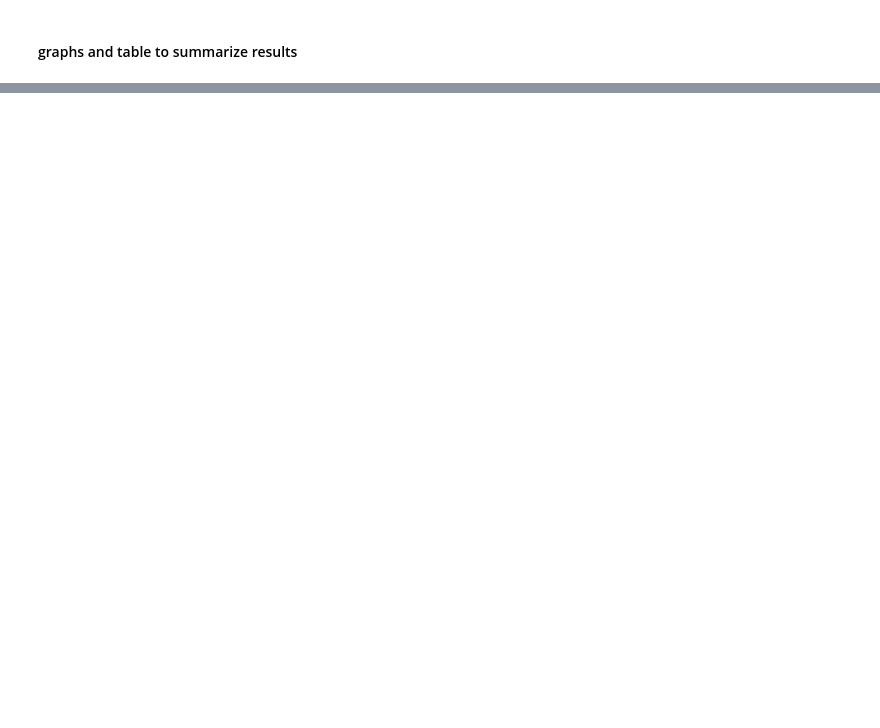
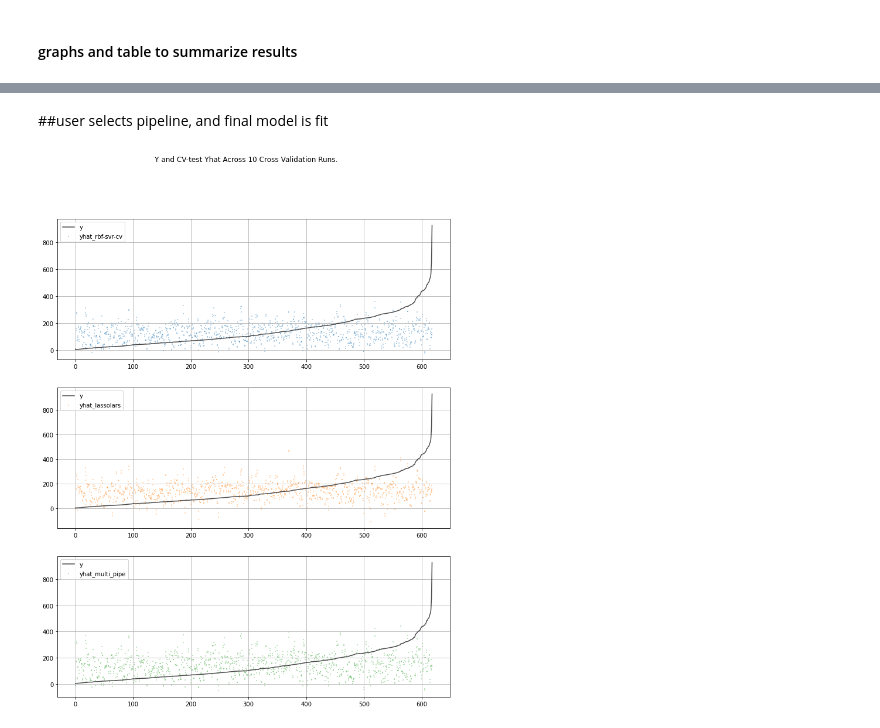
Before and after one commit to DouglasPatton/vbflow, a Jupyter notebook: multipipe.ipynb, the cells around one changed output, grey strips where cells are left out. Saved outputs shown, nothing was run; the diff lists cells and outputs as text; code cells hidden in the pictures; blank space fills up the shorter version.

Commit message:
run_stacked seems to be working

```diff
--- a/multipipe.ipynb
+++ b/multipipe.ipynb
@@ -20,9 +23,10 @@ filterwarnings('ignore')
 # %%
 gridpoints=5
 kwargs=dict(
-    test_share=0.5,#for debugging. keep at zero otherwise
+    run_stacked=True,
+    test_share=0.2,#keep at 0 for small datasets
     cv_folds=5,
-    cv_reps=3,
+    cv_reps=2,
     #cv_groupcount=5,
     cv_strategy=('quantile',5), # for stratified cv
     random_state=2 # random_state for reproducibility
@@ -57,5 +61,4 @@ np.random.seed(0)
 np.random.shuffle(shuf)
 X_df=X_df.iloc[shuf]
 y_df=y_df.iloc[shuf]
-vbhelper.setData(X_df,y_df)#no train/test split!
-X_train, X_test, y_train, y_test=vbhelper.train_test_split() #just for debugging
+vbhelper.setData(X_df,y_df)
@@ -94,10 +96,3 @@ pipe_dict={
 vbhelper.setEstimatorDict(pipe_dict)
 vbhelper.setModelDict()
 #vbhelper.model_dict={key:val() for key,val in vbhelper.estimator_dict.items()} # they will be models once .fit is called
-# %%
-'''if False:
-    pipe_kwargs2=pipe_kwargs
-    pipe_kwargs2['do_prep']=True
-    name='lone-lasso'
-    vbhelper.estimator_dict[name]={'pipe':L1Lars,'pipe_kwargs':pipe_kwargs2}
-    vbhelper.model_dict[name]=vbhelper.estimator_dict[name]()'''
@@ -171,0 +171,6 @@ vbhelper.plotCVYhat(single_plot=True)
+# %% [markdown]
+##user selects pipeline, and final model is fit
+# %%
+vbhelper.plotCVYhat(single_plot=False)
+# %% [output]
+[figure, added]
```
Also changed, not shown: parts of 18 cells of this notebook, 11 other files.
